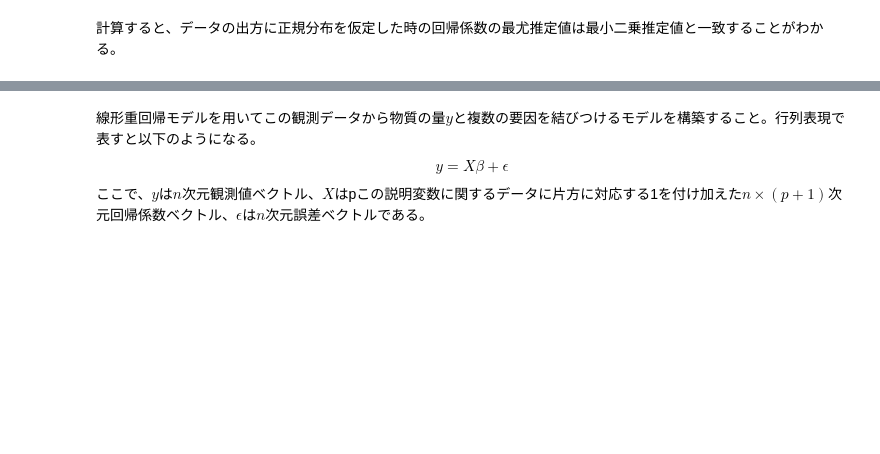
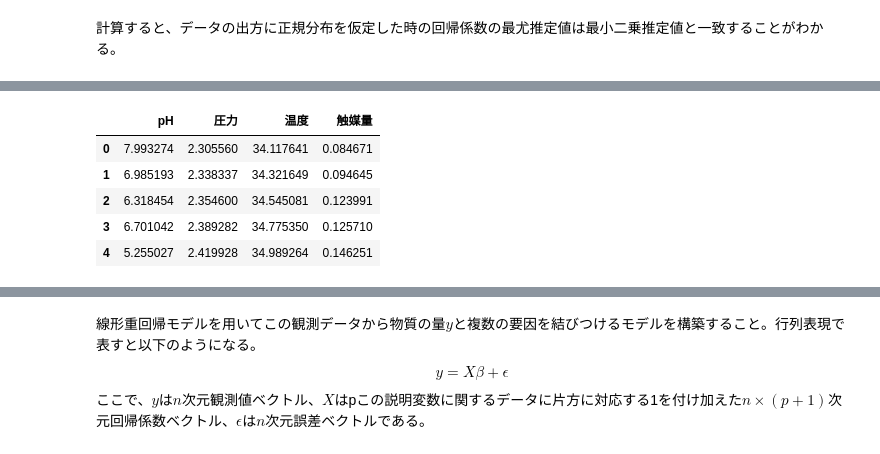
Before and after one commit to MAEA2/Introduction-of-multivariate-analysis, a Jupyter notebook: 2/index.ipynb, the cells around one changed output, grey strips where cells are left out. Saved outputs shown, nothing was run; the diff lists cells and outputs as text; code cells hidden in the pictures; blank space fills up the shorter version.

```diff
--- a/2/index.ipynb
+++ b/2/index.ipynb
@@ -170,0 +196,13 @@ data.head(5)
+# %%
+temp = [(34.1 + (52.6 - 34.1)/85*i) for i in range(1000)]
+press = [(2.3 + (4.8 - 2.3)/85*i) for i in range(1000)]
+catal = [(0.1 + (1.1 - 0.1)/85*i) for i in range(1000)]
+ph = [(6.4 + (7.8 - 6.4)/85*i) for i in range(1000)]
+y = []
+for i in range(1000):
+    y.append(0.5*temp[i]+2*press[i]+6.5*catal[i]+1*ph[i])
+
+y = pd.DataFrame({
+        "物質の量" : y
+})
+y.head(5)
@@ -170,0 +216,16 @@ data.head(5)
+# %%
+np.random.seed(0)
+X = pd.DataFrame({
+        "温度" : [d + np.random.normal(0,0.01) for d in temp],
+        "圧力" : [d + np.random.normal(0,0.01) for d in press],
+        "触媒量" : [d + np.random.normal(0,0.01) for d in catal],
+        "pH" : [d + np.random.normal(0,1) for d in ph]
+})
+X.head(5)
+# %% [output]
+|  | pH | 圧力 | 温度 | 触媒量 |
+| 0 | 7.993274 | 2.305560 | 34.117641 | 0.084671 |
+| 1 | 6.985193 | 2.338337 | 34.321649 | 0.094645 |
+| 2 | 6.318454 | 2.354600 | 34.545081 | 0.123991 |
+| 3 | 6.701042 | 2.389282 | 34.775350 | 0.125710 |
+| 4 | 5.255027 | 2.419928 | 34.989264 | 0.146251 |
```
Also changed, not shown: parts of 23 cells of this notebook, 2 other files.
